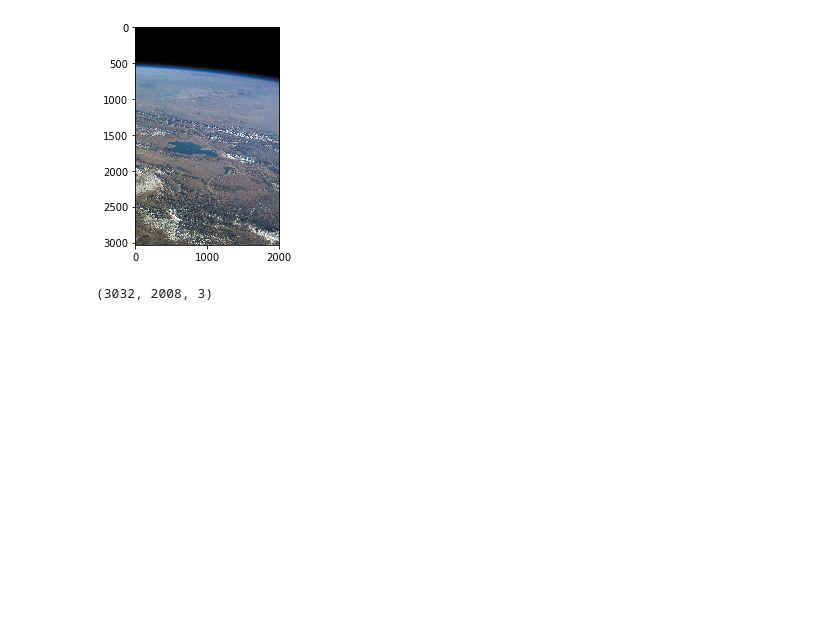
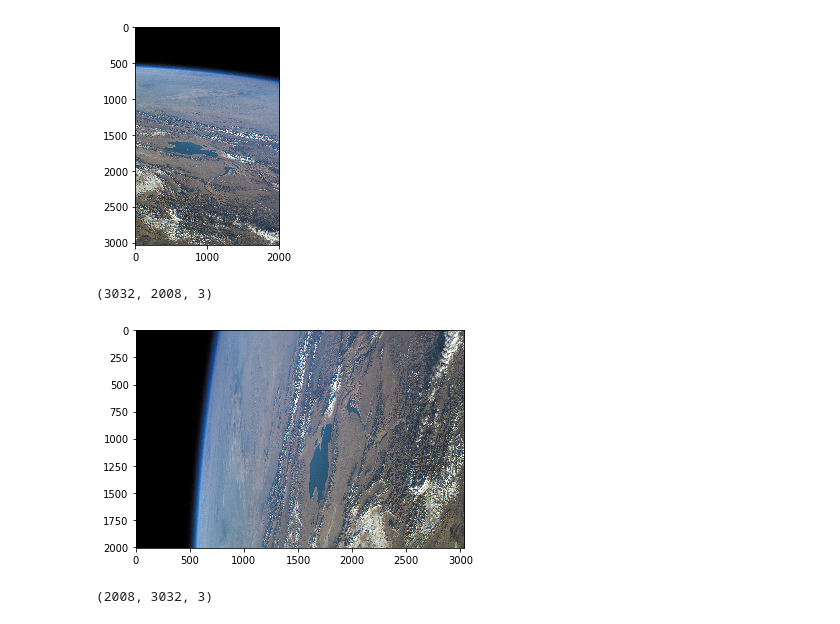
Before and after one commit to aditid/WindowsOnEarth, a Jupyter notebook: notebooks/imageRotation.ipynb, the cells around one changed output. Saved outputs shown, nothing was run; the diff lists cells and outputs as text; code cells hidden in the pictures; blank space fills up the shorter version.

Commit message:
Fix image rotation

```diff
--- a/notebooks/imageRotation.ipynb
+++ b/notebooks/imageRotation.ipynb
@@ -6,13 +6,20 @@ import matplotlib.image as mpimg
 def forceLandscape(image):
     if image.shape[0] > image.shape[1]:
         return np.rot90(image)
+    return image
 # %%
-img = mpimg.imread('sample_images/iss010e07356.jpg')
-plt.imshow(img)
+img1 = mpimg.imread('sample_images/iss010e07356.jpg')
+plt.imshow(img1)
 plt.show()
+print(img1.shape)
 # %% [output]
 [figure]
+(3032, 2008, 3)
-# %%
-print(img.shape)
-# %% [output]
-(3032, 2008, 3)
+# %%
+rotatedImage1 = forceLandscape(img1)
+plt.imshow(rotatedImage1)
+plt.show()
+print(rotatedImage1.shape)
+# %% [output]
+[figure, added]
+(2008, 3032, 3)
```
Also changed, not shown: parts of 3 cells of this notebook.
